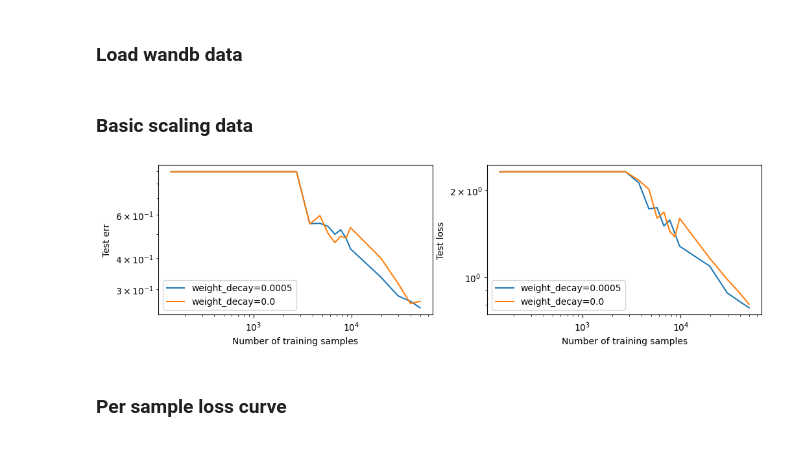
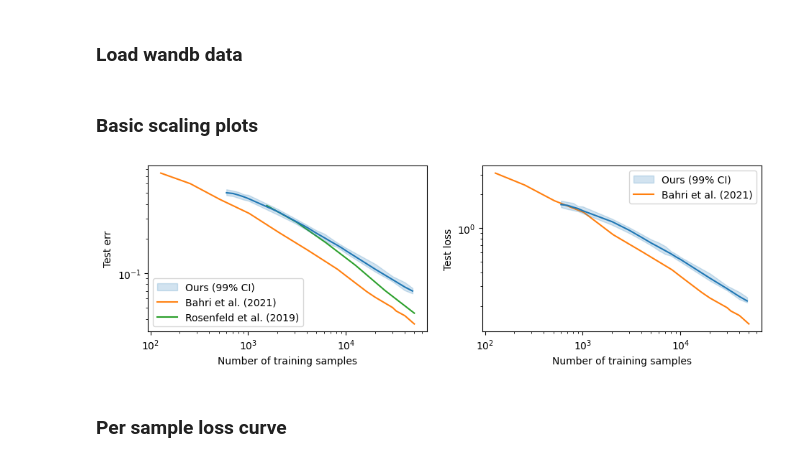
Before and after one commit to ed1d1a8d/scaling, a Jupyter notebook: notebooks/datamodels/per-sample-losses.ipynb, the cells around one changed output. Drawn from its saved outputs; the diff is of its cells as text; code cells hidden in the pictures.

Commit message:
Update per-sample-losses anlysis

```diff
--- a/notebooks/datamodels/per-sample-losses.ipynb
+++ b/notebooks/datamodels/per-sample-losses.ipynb
@@ -12,13 +12,17 @@ import git.repo
 import matplotlib.pyplot as plt
 import numpy as np
 import pandas as pd
-import plotly.express as px
 import transformers
 import wandb
 import wandb.apis.public
 from tqdm.auto import tqdm
 from tqdm.contrib.concurrent import process_map
 
+GIT_ROOT = pathlib.Path(
+    str(git.repo.Repo(".", search_parent_directories=True).working_tree_dir)
+)
+sys.path.append(str(GIT_ROOT))
+
 transformers.logging.set_verbosity_error()
 # %% [markdown]
 ### Load wandb data
@@ -73,28 +85,52 @@ df["test_err"] = 1 - df.test_acc
+# %%
+df_bahri = pd.read_csv(GIT_ROOT / "data/bahri-2021/cifar10/wpd-clean.csv")
+df_bahri["loss"] = df_bahri.xent
+
+df_rosenfeld = pd.read_csv(
+    GIT_ROOT / "data/rosenfeld-cifar10/wpd-clean.csv"
+)
 # %% [markdown]
-### Basic scaling data
+### Basic scaling plots
-# %%
-plt.figure(figsize=(12, 3))
-for i, target in enumerate(["err", "loss"]):
-    plt.subplot(1, 2, i + 1)
-    for weight_decay in df.weight_decay.unique():
-        cdf = (
-            df.query("weight_decay == @weight_decay")
-            .sort_values("n_train")
-            .reset_index(drop=True)
-        )
-        # plt.plot(cdf.n_train, 1 - cdf.test_acc, label=f"{weight_decay=}")
-        plt.plot(
-            cdf.n_train - cdf.n_val_override,
-            cdf[f"test_{target}"],
-            label=f"{weight_decay=}",
-        )
-
-    plt.xscale("log")
-    plt.yscale("log")
-    plt.xlabel("Number of training samples")
-    plt.ylabel(f"Test {target}")
-    plt.legend()
-# %% [output]
-[figure, removed]
+# %%
+plt.figure(figsize=(11, 3))
+for i, target in enumerate(["err", "loss"]):
+    plt.subplot(1, 2, i + 1)
+
+    mid = df.groupby("n_train_cheat")[f"test_{target}"].quantile(0.5)
+    lo = df.groupby("n_train_cheat")[f"test_{target}"].quantile(0.005)
+    hi = df.groupby("n_train_cheat")[f"test_{target}"].quantile(0.995)
+
+    ax = plt.plot(mid.index, mid)
+    plt.fill_between(
+        mid.index,
+        lo,
+        hi,
+        alpha=0.2,
+        label="Ours (99% CI)",
+        color=ax[0].get_color(),
+    )
+
+    # Reference lines from other papers
+    plt.plot(
+        df_bahri.n_train,
+        df_bahri[target],
+        label="Bahri et al. (2021)",
+        zorder=-1,
+    )
+    if target == "err":
+        plt.plot(
+            df_rosenfeld.n_train,
+            df_rosenfeld.err,
+            label="Rosenfeld et al. (2019)",
+            zorder=-1,
+        )
+
+    plt.xscale("log")
+    plt.yscale("log")
+    plt.xlabel("Number of training samples")
+    plt.ylabel(f"Test {target}")
+    plt.legend()
+# %% [output]
+[figure, added]
 # %% [markdown]
 ### Per sample loss curve
```
Also changed, not shown: parts of 5 cells of this notebook.
